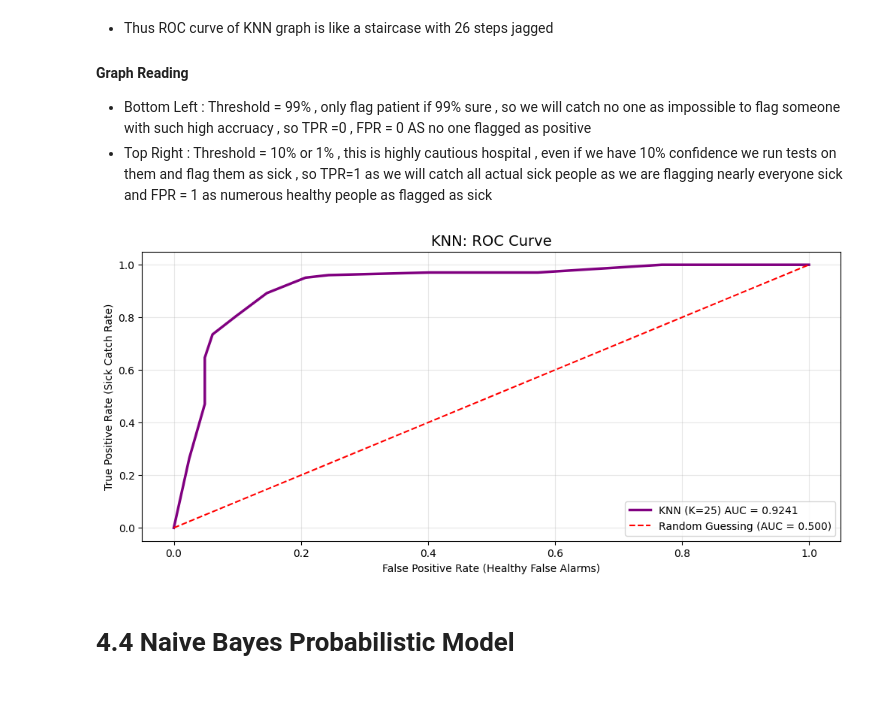
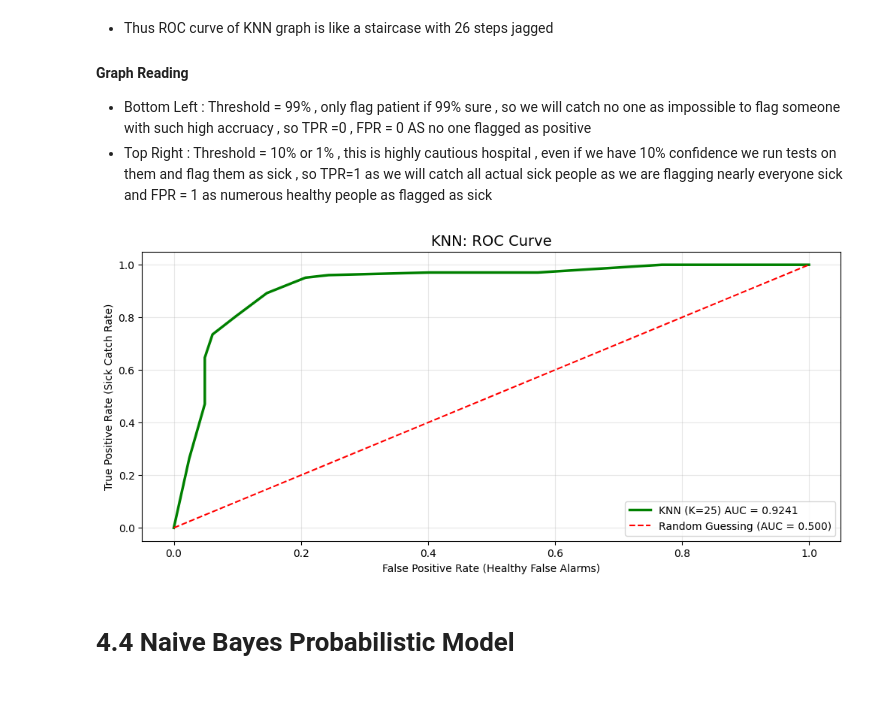
Before and after one commit to Tanish-30-08-2006/Heart-Disease-Prediction, a Jupyter notebook: notebooks/04_Model_Training_and_Verification.ipynb, the cells around one changed output. Saved outputs shown, nothing was run; the diff lists cells and outputs as text; code cells hidden in the pictures.

```diff
--- a/notebooks/04_Model_Training_and_Verification.ipynb
+++ b/notebooks/04_Model_Training_and_Verification.ipynb
@@ -451,20 +451,20 @@ Text(120.72222222222221, 0.5, 'Actual Truth (0=Healthy, 1=Sick)')
 # %%
 from sklearn.metrics import roc_curve , roc_auc_score
 
 false_positive_rate , true_positive_rate , thresholds_knn = roc_curve(y_test,y_probability_knn)
 
 plt.figure(figsize=(12, 5))
-plt.plot(false_positive_rate, true_positive_rate, color='purple', linewidth=2.5,
+plt.plot(false_positive_rate, true_positive_rate, color='green', linewidth=2.5,
          label=f'KNN (K=25) AUC = {auc_score_knn:.4f}')
 plt.plot([0, 1], [0, 1], color='red', linestyle='--', label='Random Guessing (AUC = 0.500)')
 
 plt.title('KNN: ROC Curve', fontsize=14)
 plt.xlabel('False Positive Rate (Healthy False Alarms)')
 plt.ylabel('True Positive Rate (Sick Catch Rate)')
 plt.legend(loc='lower right')
 plt.grid(alpha=0.3)
 # %% [output]
-[figure, old version]
+[figure, new version]
 # %% [markdown]
 #
 # 4.4 Naive Bayes Probabilistic Model
```
Also changed, not shown: parts of 5 cells of this notebook.
